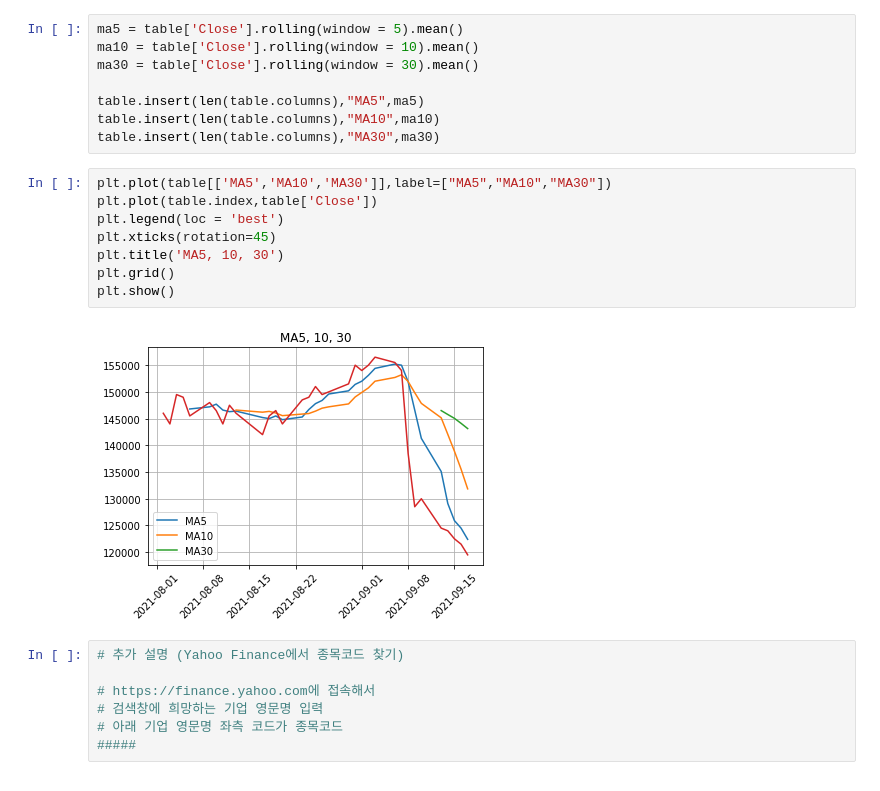
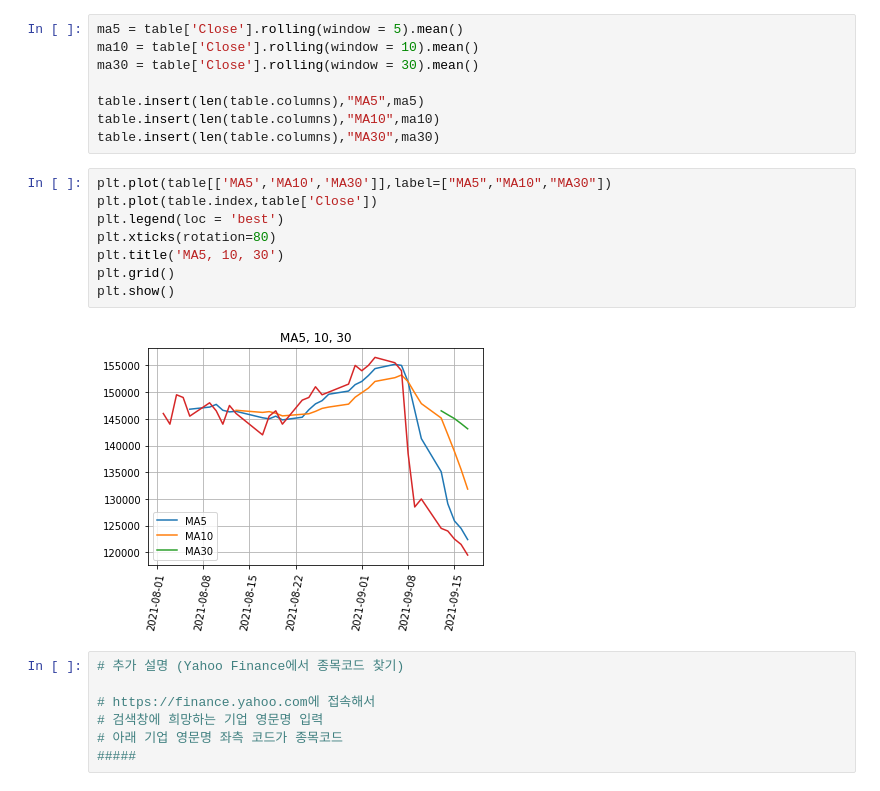
Before and after one commit to Whenever-Wherever-However/practice, a Jupyter notebook: The Richest/practice/pra.ipynb, the cells around one changed output. Drawn from its saved outputs; the diff is of its cells as text.

```diff
--- a/The Richest/practice/pra.ipynb
+++ b/The Richest/practice/pra.ipynb
@@ -52,13 +52,13 @@ table.insert(len(table.columns),"MA30",ma30)
 # %%
 plt.plot(table[['MA5','MA10','MA30']],label=["MA5","MA10","MA30"])
 plt.plot(table.index,table['Close'])
 plt.legend(loc = 'best')
-plt.xticks(rotation=45)
+plt.xticks(rotation=80)
 plt.title('MA5, 10, 30')
 plt.grid()
 plt.show()
 # %% [output]
-[figure, old version]
+[figure, new version]
 # %%
 # 추가 설명 (Yahoo Finance에서 종목코드 찾기)
 
```
